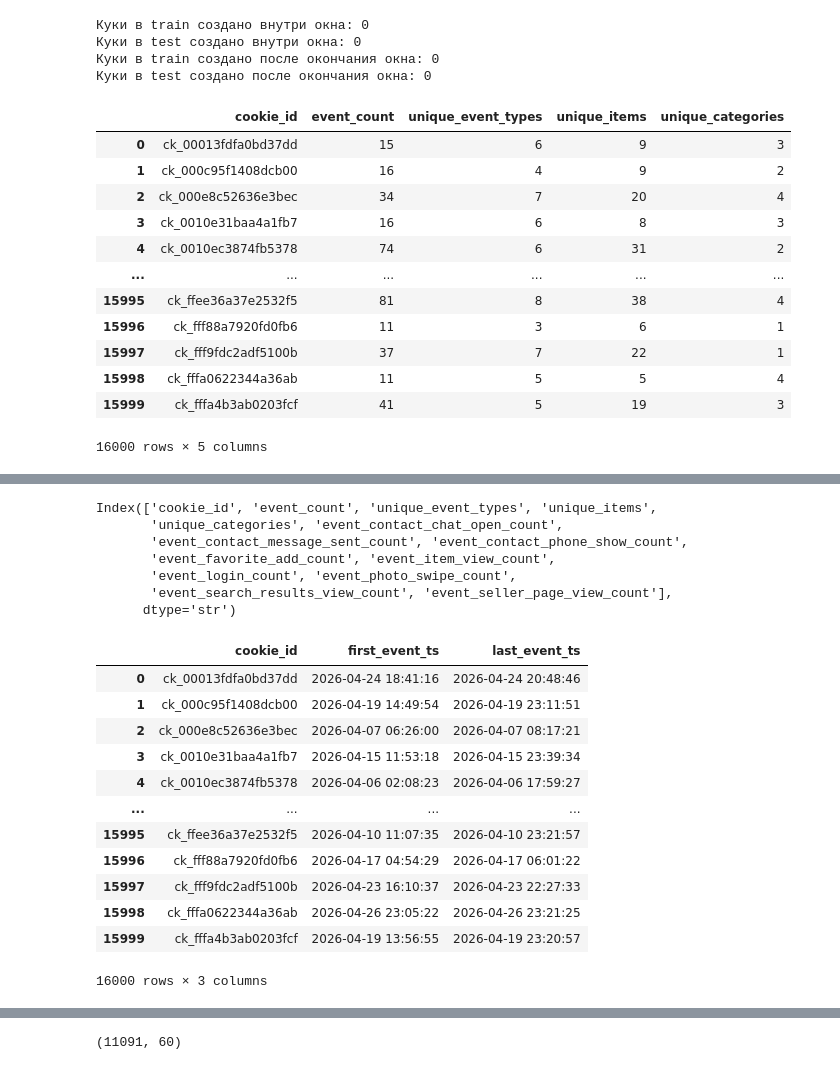
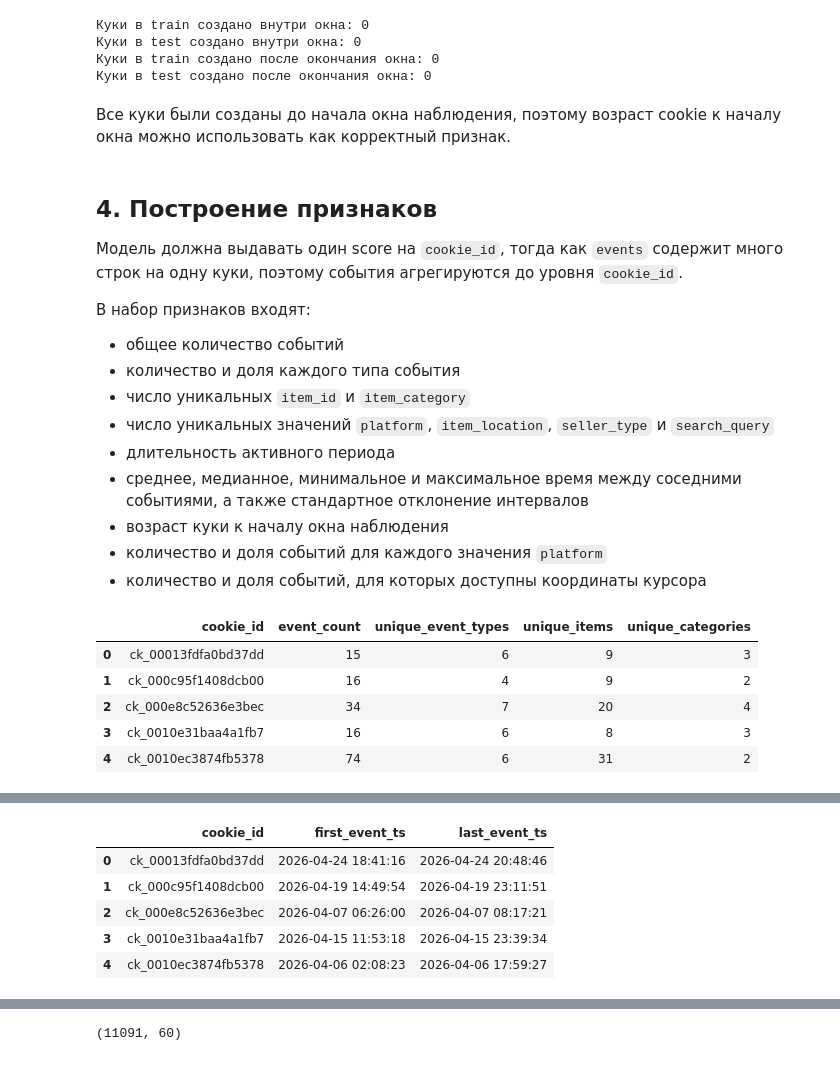
Before and after one commit to Nochami4/avito-bot-detection, a Jupyter notebook: solution.ipynb, the cells around one changed output, grey strips where cells are left out. Drawn from its saved outputs; the diff is of its cells as text; code cells hidden in the pictures.

```diff
--- a/solution.ipynb
+++ b/solution.ipynb
@@ -339,34 +417,43 @@ print(f"Куки в test создано после окончания окна:
 Куки в test создано внутри окна: 0
 Куки в train создано после окончания окна: 0
 Куки в test создано после окончания окна: 0
+# %% [markdown]
+Все куки были созданы до начала окна наблюдения, поэтому возраст cookie к началу окна можно использовать как корректный признак.
+# %% [markdown]
+## 4. Построение признаков
+
+Модель должна выдавать один score на `cookie_id`, тогда как `events` содержит много строк на одну куки, поэтому события агрегируются до уровня `cookie_id`.
+
+В набор признаков входят:
+- общее количество событий
+- количество и доля каждого типа события
+- число уникальных `item_id` и `item_category`
+- число уникальных значений `platform`, `item_location`, `seller_type` и `search_query`
+- длительность активного периода
+- среднее, медианное, минимальное и максимальное время между соседними событиями, а также стандартное отклонение интервалов
+- возраст куки к началу окна наблюдения
+- количество и доля событий для каждого значения `platform`
+- количество и доля событий, для которых доступны координаты курсора
 # %%
 features = (
     events_in_window.groupby("cookie_id")
-    .agg
-    (
+    .agg(
         event_count=("event_name", "count"),
         unique_event_types=("event_name", "nunique"),
         unique_items=("item_id", "nunique"),
         unique_categories=("item_category", "nunique")
     )
     .reset_index()
 )
 
-features
+features.head()
 # %% [output]
 |  | cookie_id | event_count | unique_event_types | unique_items | unique_categories |
 | 0 | ck_00013fdfa0bd37dd | 15 | 6 | 9 | 3 |
 | 1 | ck_000c95f1408dcb00 | 16 | 4 | 9 | 2 |
 | 2 | ck_000e8c52636e3bec | 34 | 7 | 20 | 4 |
 | 3 | ck_0010e31baa4a1fb7 | 16 | 6 | 8 | 3 |
 | 4 | ck_0010ec3874fb5378 | 74 | 6 | 31 | 2 |
-| ... | ... | ... | ... | ... | ... |
-| 15995 | ck_ffee36a37e2532f5 | 81 | 8 | 38 | 4 |
-| 15996 | ck_fff88a7920fd0fb6 | 11 | 3 | 6 | 1 |
-| 15997 | ck_fff9fdc2adf5100b | 37 | 7 | 22 | 1 |
-| 15998 | ck_fffa0622344a36ab | 11 | 5 | 5 | 4 |
-| 15999 | ck_fffa4b3ab0203fcf | 41 | 5 | 19 | 3 |
-16000 rows × 5 columns
 # %%
 event_type_counts = (
     events_in_window
@@ -402,16 +489,6 @@ features.head()
 | 2 | ck_000e8c52636e3bec | 34 | 7 | 20 | 4 | 0 | ... |
 | 3 | ck_0010e31baa4a1fb7 | 16 | 6 | 8 | 3 | 0 | ... |
 | 4 | ck_0010ec3874fb5378 | 74 | 6 | 31 | 2 | 0 | ... |
-# %%
-features.columns
-# %% [output]
-Index(['cookie_id', 'event_count', 'unique_event_types', 'unique_items',
-       'unique_categories', 'event_contact_chat_open_count',
-       'event_contact_message_sent_count', 'event_contact_phone_show_count',
-       'event_favorite_add_count', 'event_item_view_count',
-       'event_login_count', 'event_photo_swipe_count',
-       'event_search_results_view_count', 'event_seller_page_view_count'],
-      dtype='str')
 # %%
 time_features = (
     events_in_window.groupby("cookie_id")
@@ -422,7 +499,7 @@ time_features = (
     .reset_index()
 )
 
-time_features
+time_features.head()
 # %% [output]
 |  | cookie_id | first_event_ts | last_event_ts |
 | 0 | ck_00013fdfa0bd37dd | 2026-04-24 18:41:16 | 2026-04-24 20:48:46 |
@@ -430,13 +507,6 @@ time_features
 | 2 | ck_000e8c52636e3bec | 2026-04-07 06:26:00 | 2026-04-07 08:17:21 |
 | 3 | ck_0010e31baa4a1fb7 | 2026-04-15 11:53:18 | 2026-04-15 23:39:34 |
 | 4 | ck_0010ec3874fb5378 | 2026-04-06 02:08:23 | 2026-04-06 17:59:27 |
-| ... | ... | ... | ... |
-| 15995 | ck_ffee36a37e2532f5 | 2026-04-10 11:07:35 | 2026-04-10 23:21:57 |
-| 15996 | ck_fff88a7920fd0fb6 | 2026-04-17 04:54:29 | 2026-04-17 06:01:22 |
-| 15997 | ck_fff9fdc2adf5100b | 2026-04-23 16:10:37 | 2026-04-23 22:27:33 |
-| 15998 | ck_fffa0622344a36ab | 2026-04-26 23:05:22 | 2026-04-26 23:21:25 |
-| 15999 | ck_fffa4b3ab0203fcf | 2026-04-19 13:56:55 | 2026-04-19 23:20:57 |
-16000 rows × 3 columns
 # %%
 time_features["active_span_seconds"] = (
     time_features["last_event_ts"] - time_features["first_event_ts"]
```
Also changed, not shown: parts of 59 cells of this notebook, 2 other files.
